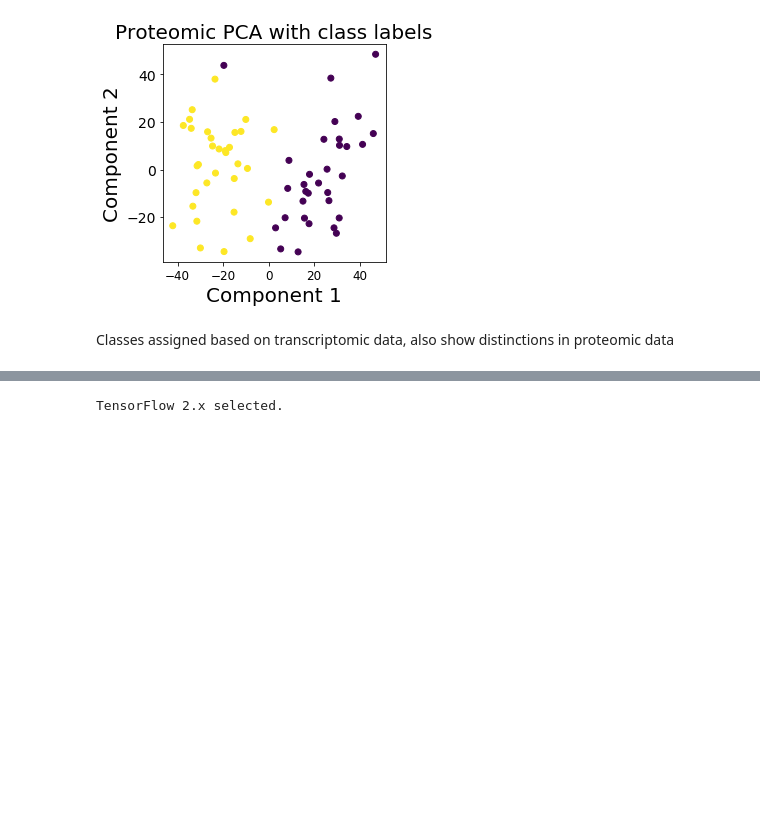
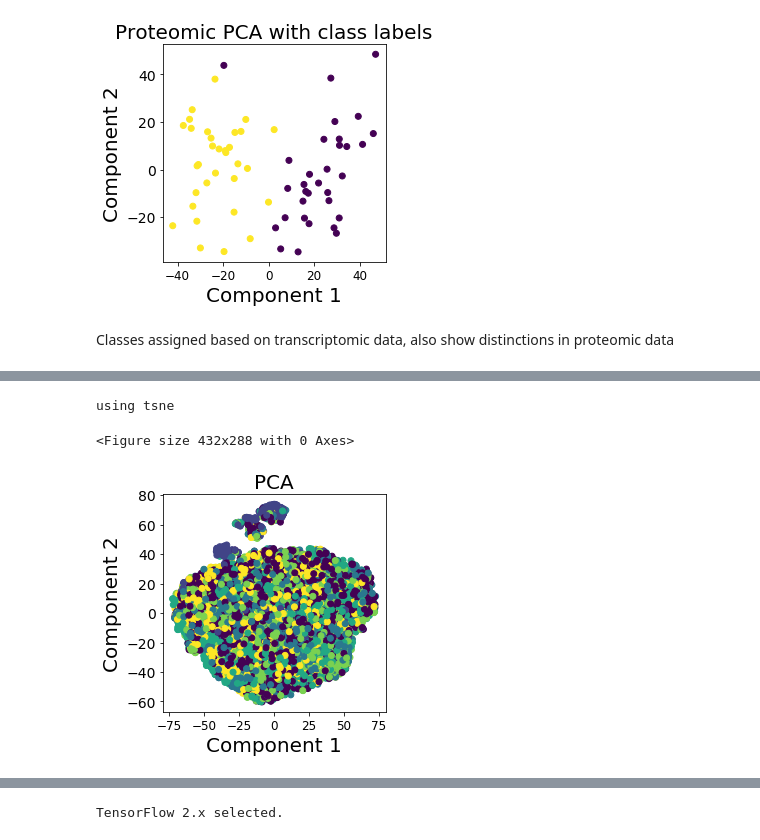
Before and after one commit to jtwang1027/cancer_omics, a Jupyter notebook: cell_line_exploration.ipynb, the cells around one changed output, grey strips where cells are left out. Saved outputs shown, nothing was run; the diff lists cells and outputs as text; code cells hidden in the pictures; blank space fills up the shorter version.

```diff
--- a/cell_line_exploration.ipynb
+++ b/cell_line_exploration.ipynb
@@ -148,2 +199,7 @@ Classes assigned based on transcriptomic data, also show distinctions in proteom
 # %%
-pca_plot('/content/drive/My Drive/complete_cell_lines/184a1.csv',catcol='treatment')
+
+pca_plot('/content/drive/My Drive/complete_cell_lines/184a1-sample.csv', catcol='treatment', dim_method='tsne')
+# %% [output]
+using tsne
+<Figure size 432x288 with 0 Axes>
+[figure, added]
```
Also changed, not shown: parts of 36 cells of this notebook.
